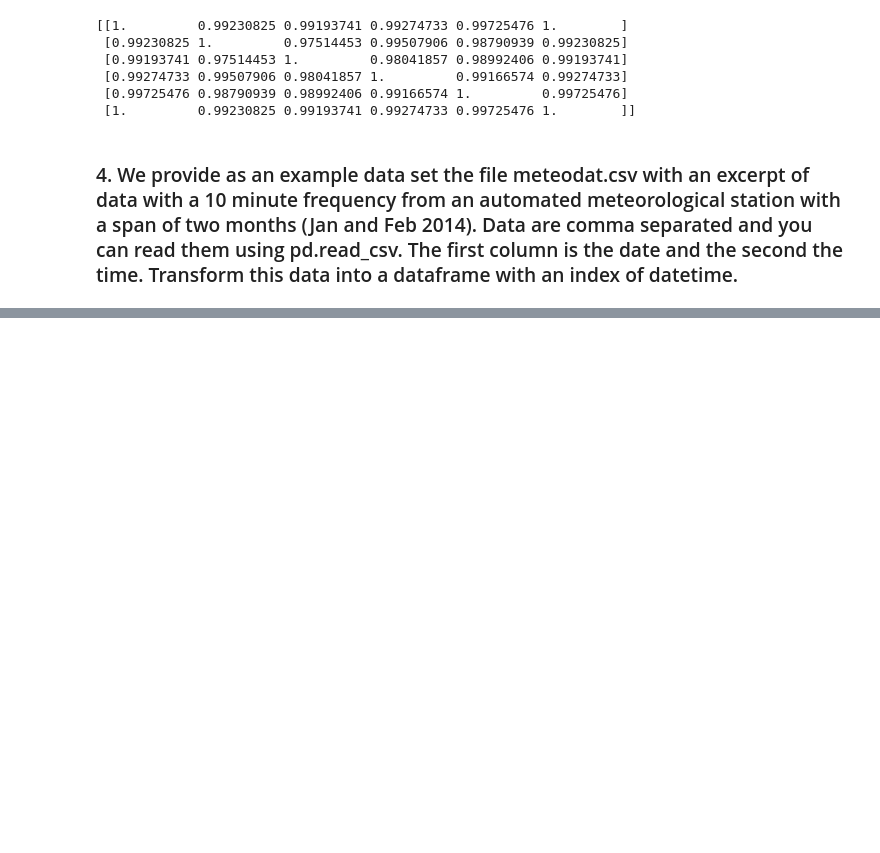
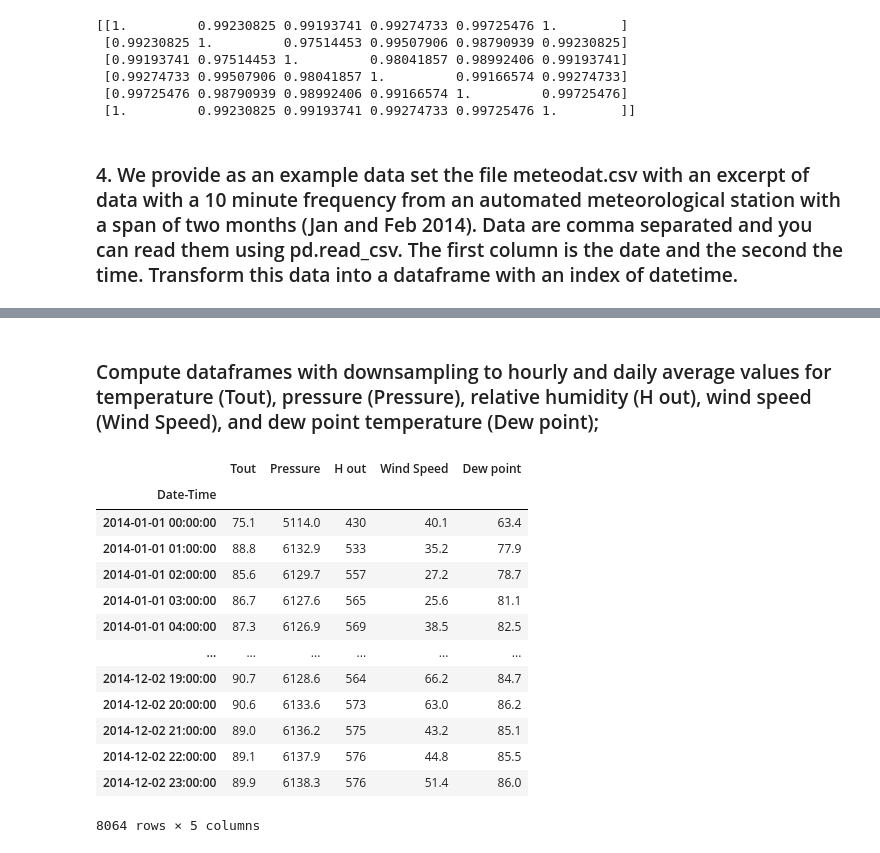
Before and after one commit to ccochato/computing_lectures, a Jupyter notebook: Exercises_Lesson_6.ipynb, the cells around one changed output, grey strips where cells are left out. Cells and saved outputs as stored; diff of their text form; code cells hidden in the pictures; blank space fills up the shorter version.

```diff
--- a/Exercises_Lesson_6.ipynb
+++ b/Exercises_Lesson_6.ipynb
@@ -989,0 +108,21 @@ conc2 = pd.concat([conc,tdata_T_Agrinio], axis=1, keys = [ "Antalya", "Agrinio"
+# %% [markdown]
+###  Compute dataframes with downsampling to hourly and daily average values for temperature (Tout), pressure (Pressure), relative humidity (H out), wind speed (Wind Speed), and dew point temperature (Dew point);
+# %%
+new_meteodat = dframe_meteodat[['Tout','Pressure','H out', 'Wind Speed','Dew point']]
+new_meteodat_hourly = new_meteodat.resample("1H").sum()
+new_meteodat_hourly
+# %% [output]
+|  | Tout | Pressure | H out | Wind Speed | Dew point |
+| Date-Time |  |  |  |  |  |
+| 2014-01-01 00:00:00 | 75.1 | 5114.0 | 430 | 40.1 | 63.4 |
+| 2014-01-01 01:00:00 | 88.8 | 6132.9 | 533 | 35.2 | 77.9 |
+| 2014-01-01 02:00:00 | 85.6 | 6129.7 | 557 | 27.2 | 78.7 |
+| 2014-01-01 03:00:00 | 86.7 | 6127.6 | 565 | 25.6 | 81.1 |
+| 2014-01-01 04:00:00 | 87.3 | 6126.9 | 569 | 38.5 | 82.5 |
+| ... | ... | ... | ... | ... | ... |
+| 2014-12-02 19:00:00 | 90.7 | 6128.6 | 564 | 66.2 | 84.7 |
+| 2014-12-02 20:00:00 | 90.6 | 6133.6 | 573 | 63.0 | 86.2 |
+| 2014-12-02 21:00:00 | 89.0 | 6136.2 | 575 | 43.2 | 85.1 |
+| 2014-12-02 22:00:00 | 89.1 | 6137.9 | 576 | 44.8 | 85.5 |
+| 2014-12-02 23:00:00 | 89.9 | 6138.3 | 576 | 51.4 | 86.0 |
+8064 rows × 5 columns
```
Also changed, not shown: parts of 88 cells of this notebook.
